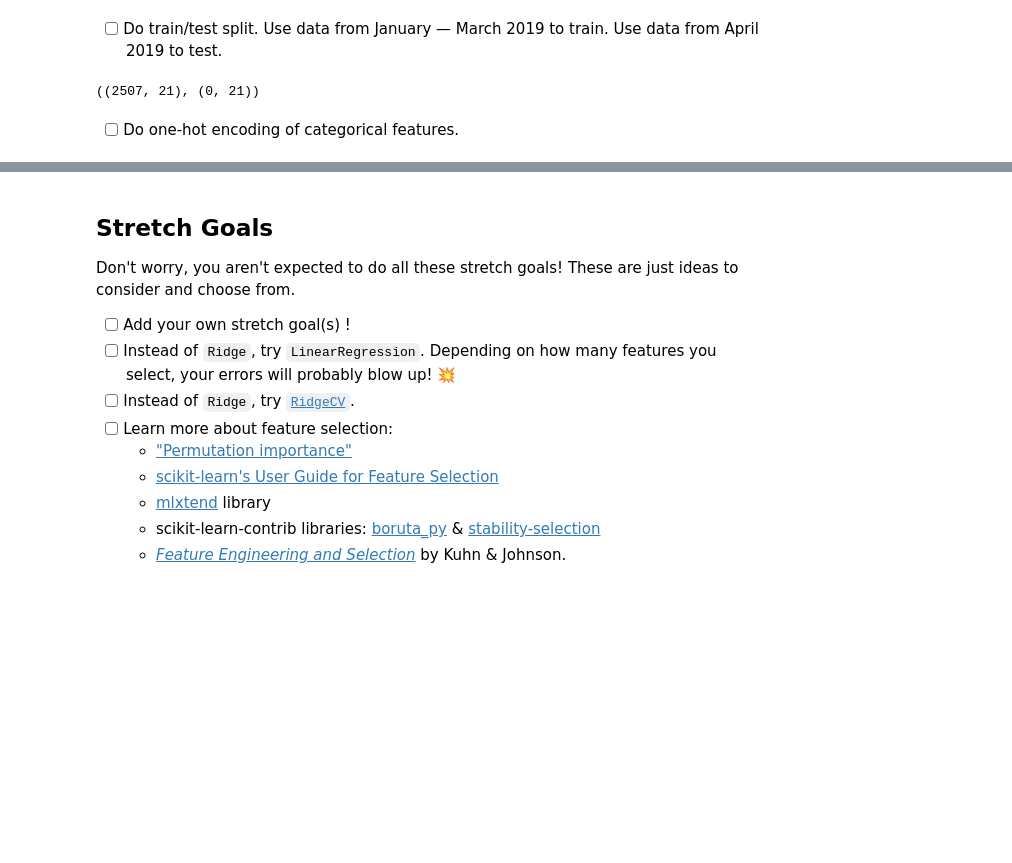
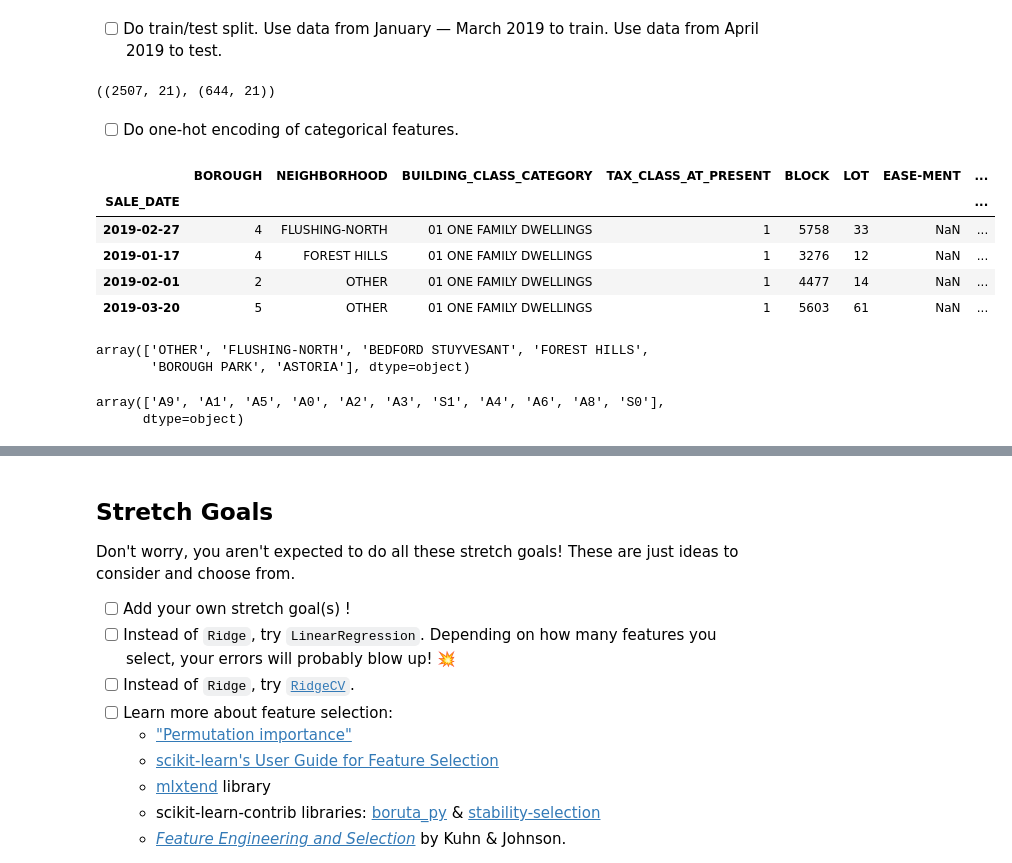
Before and after one commit to rawalk/DS-Unit-2-Linear-Models, a Jupyter notebook: module3-ridge-regression/LS_DS_213_assignment.ipynb, the cells around one changed output, grey strips where cells are left out. Saved outputs shown, nothing was run; the diff lists cells and outputs as text; code cells hidden in the pictures; blank space fills up the shorter version.

```diff
--- a/module3-ridge-regression/LS_DS_213_assignment.ipynb
+++ b/module3-ridge-regression/LS_DS_213_assignment.ipynb
@@ -122,9 +122,9 @@ df = df.sort_index()
 # %%
 # setting it to January — March 2019 to train. Use data from April 2019 to test.
 train_2019 = df['2019-01-01':'2019-03-30']
-test_2019 = df['2016-04-01':'2016-04-30']
+test_2019 = df['2019-04-01':'2019-04-30']
 train_2019.shape, test_2019.shape
 # %% [output]
-((2507, 21), (0, 21))
+((2507, 21), (644, 21))
 # %% [markdown]
 - [ ] Do one-hot encoding of categorical features.
@@ -131 +136,20 @@ train_2019.shape, test_2019.shape
+# %%
+df.sample(4)
+# %% [output]
+|  | BOROUGH | NEIGHBORHOOD | BUILDING_CLASS_CATEGORY | TAX_CLASS_AT_PRESENT | BLOCK | LOT | EASE-MENT | ... |
+| SALE_DATE |  |  |  |  |  |  |  | ... |
+| 2019-02-27 | 4 | FLUSHING-NORTH | 01 ONE FAMILY DWELLINGS | 1 | 5758 | 33 | NaN | ... |
+| 2019-01-17 | 4 | FOREST HILLS | 01 ONE FAMILY DWELLINGS | 1 | 3276 | 12 | NaN | ... |
+| 2019-02-01 | 2 | OTHER | 01 ONE FAMILY DWELLINGS | 1 | 4477 | 14 | NaN | ... |
+| 2019-03-20 | 5 | OTHER | 01 ONE FAMILY DWELLINGS | 1 | 5603 | 61 | NaN | ... |
+# %%
+train_2019['NEIGHBORHOOD'].unique()
+# %% [output]
+array(['OTHER', 'FLUSHING-NORTH', 'BEDFORD STUYVESANT', 'FOREST HILLS',
+       'BOROUGH PARK', 'ASTORIA'], dtype=object)
+# %%
+train_2019['BUILDING_CLASS_AT_TIME_OF_SALE'].unique()
+# %% [output]
+array(['A9', 'A1', 'A5', 'A0', 'A2', 'A3', 'S1', 'A4', 'A6', 'A8', 'S0'],
+      dtype=object)
 # %%
```
Also changed, not shown: parts of 8 cells of this notebook.
